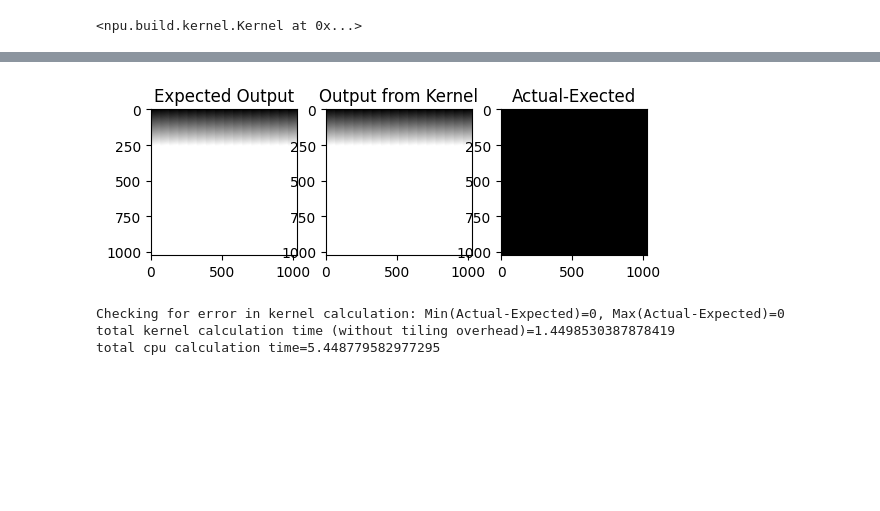
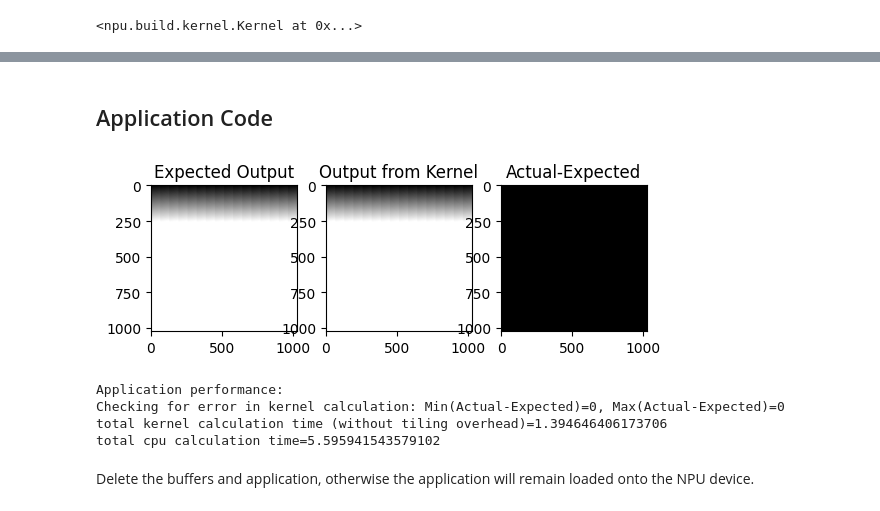
Before and after one commit to kurtis-b/Ryzen_AI, a Jupyter notebook: GEMM/mmul_1aie.ipynb, the cells around one changed output, grey strips where cells are left out. Saved outputs shown, nothing was run; the diff lists cells and outputs as text; code cells hidden in the pictures; blank space fills up the shorter version.

```diff
--- a/GEMM/smallMtxMul.ipynb
+++ b/GEMM/mmul_1aie.ipynb
@@ -170,3 +205,5 @@ Successfully Building Application... SmallMtxMul.xclbin & SmallMtxMul.seq delive
+# %% [markdown]
+## Application Code
 # %%
 import numpy as np
 import time
@@ -184,7 +221,15 @@ def partition_matrix(matrix, tile_size):
     return tiled_matrix.reshape(rows, cols)
 
 
-app = AppRunner('SmallMtxMul.xclbin')
+app = AppRunner('Mmul.xclbin')
+
+# AIE mmul API configuration.
+# The kernel will expect the left matrix to be tiled in (M,K) format
+# The kernel will expect the right matrix to be tiled in (K,N) format
+# The kernel will output a matrix tiled in (M,N) format
+M = 8;
+K = 8;
+N = 8;
 
 # Allocate app input and output buffers to exchange data with NPU
 input_a = app.allocate(shape=(64,64), dtype=np.uint8)
@@ -201,7 +246,7 @@ a = np.where(a > threshold, 255, a)
 b = np.ones(shape=(dim,dim), dtype=np.uint8)
 c = np.zeros(shape=(dim,dim), dtype=np.uint8)
 total_time = time.time()-time.time()
-num_runs = 10
+num_runs = 1
 for _ in range(0, num_runs):
     c = np.zeros(shape=(dim,dim), dtype=np.uint8) # Reset output matrix c to zeros
     for row_a in range(0, a.shape[0], 64):
@@ -227,37 +272,41 @@ total_time = total_time / num_runs
 
 # Create a figure with two subplots
 fig, (ax1, ax2, ax3) = plt.subplots(1, 3)
 
 # Otain the CPU calculation time. Don't store in an object here
 # because the calculation time will go to 0 after the first
 # calculation if stored in an object.
 start = time.time()
 for _ in range(0, num_runs):
     a@b
 total_cpu_time = (time.time() - start) / num_runs
 expected_output = partition_matrix(a@b, (M,N))
 
 # Display the images. Tile the axb since the output from
 # the kernel will be tiled.
 ax1.imshow(expected_output, cmap='gray')
 ax1.set_title('Expected Output')
 
 ax2.imshow(c, cmap='gray')
 ax2.set_title('Output from Kernel')
 
 ax3.imshow(c-expected_output, cmap='gray')
-ax3.set_title('Actual-Exected')
+ax3.set_title('Actual-Expected')
 
 # Show the plot
 plt.show()
 
+print('Application performance:')
 print(f'Checking for error in kernel calculation: Min(Actual-Expected)={np.min(c-expected_output)}, Max(Actual-Expected)={np.max(c-expected_output)}')
 print(f'total kernel calculation time (without tiling overhead)={total_time}')
 print(f'total cpu calculation time={total_cpu_time}')
 # %% [output]
-[figure, old version]
+[figure, new version]
+Application performance:
 Checking for error in kernel calculation: Min(Actual-Expected)=0, Max(Actual-Expected)=0
-total kernel calculation time (without tiling overhead)=1.4498530387878419
-total cpu calculation time=5.448779582977295
+total kernel calculation time (without tiling overhead)=1.394646406173706
+total cpu calculation time=5.595941543579102
+# %% [markdown]
+Delete the buffers and application, otherwise the application will remain loaded onto the NPU device.
 # %%
 del app
```
Also changed, not shown: parts of 11 cells of this notebook, 1 other file.
